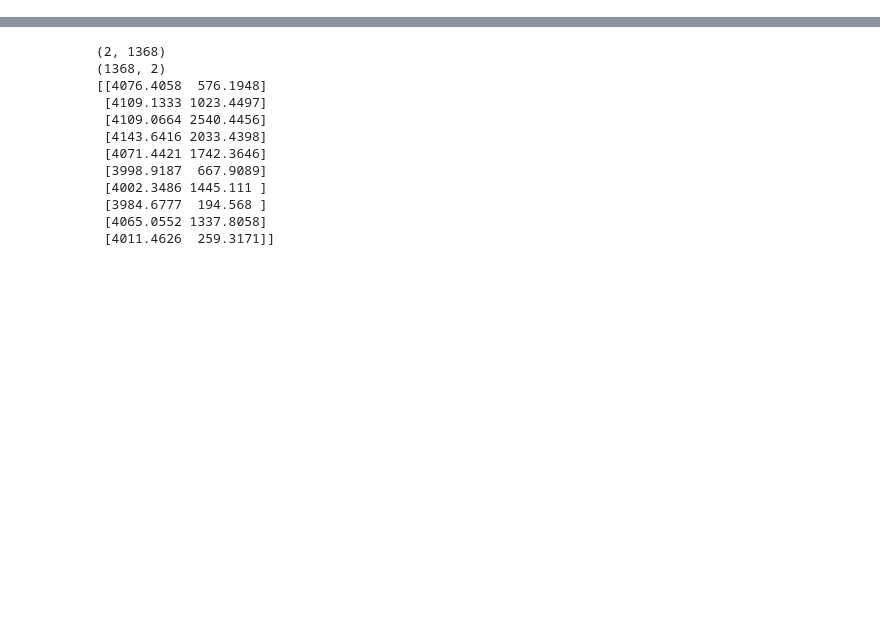
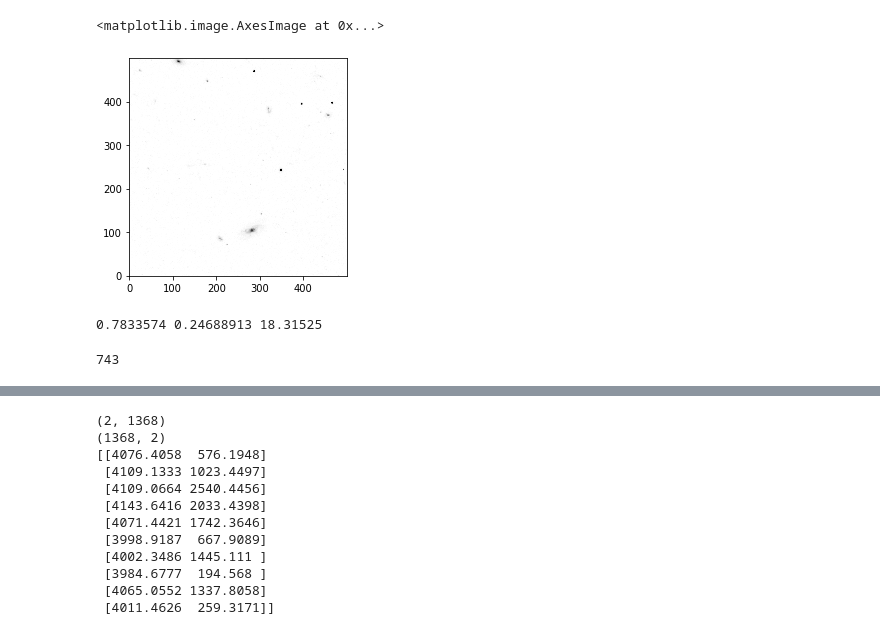
Before and after one commit to hrichstein/photRun0520, a Jupyter notebook: photUtils.ipynb, the cells around one changed output, grey strips where cells are left out. Cells and saved outputs as stored; diff of their text form; code cells hidden in the pictures; blank space fills up the shorter version.

```diff
--- a/photUtils.ipynb
+++ b/photUtils.ipynb
@@ -36,0 +49,7 @@ No.    Name      Ver    Type      Cards   Dimensions   Format
+# %%
+plt.figure()
+plt.imshow(sci, cmap='Greys', origin='lower',\
+           vmin=10,vmax=1000)
+# %% [output]
+<matplotlib.image.AxesImage at 0x...>
+[figure, added]
@@ -36,0 +58,15 @@ No.    Name      Ver    Type      Cards   Dimensions   Format
+# %%
+# from astropy.stats import sigma_clipped_stats
+# from photutils import DAOStarFinder
+
+mean, median, std = sigma_clipped_stats(data, sigma=3.0, maxiters=5)
+print(mean, median, std)
+# exptime = 4627
+# %% [output]
+0.7833574 0.24688913 18.31525
+# %%
+daofind = DAOStarFinder(fwhm=2., threshold=3.*std)
+sources = daofind(data - median)
+print(len(sources))
+# %% [output]
+743
```
Also changed, not shown: parts of 26 cells of this notebook, 25 other files.
